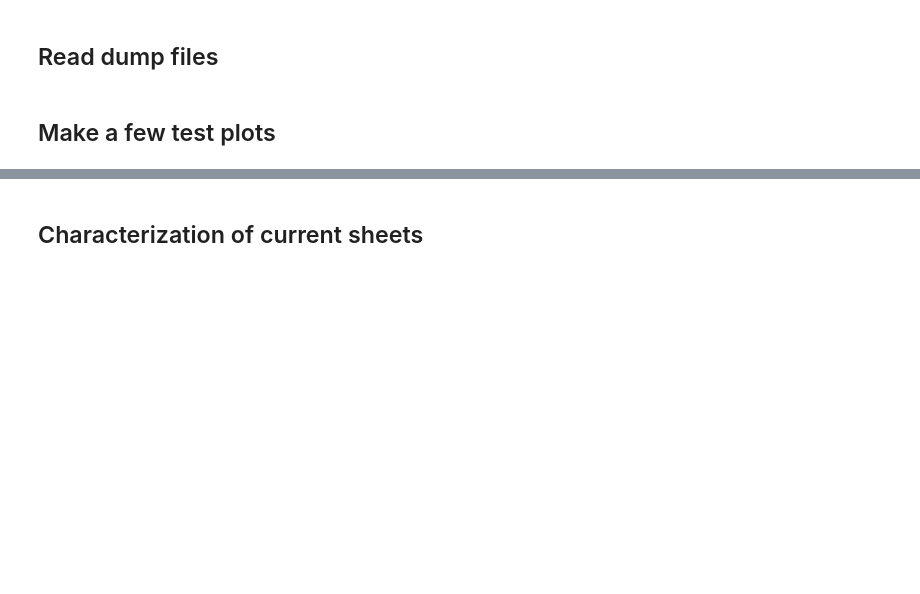
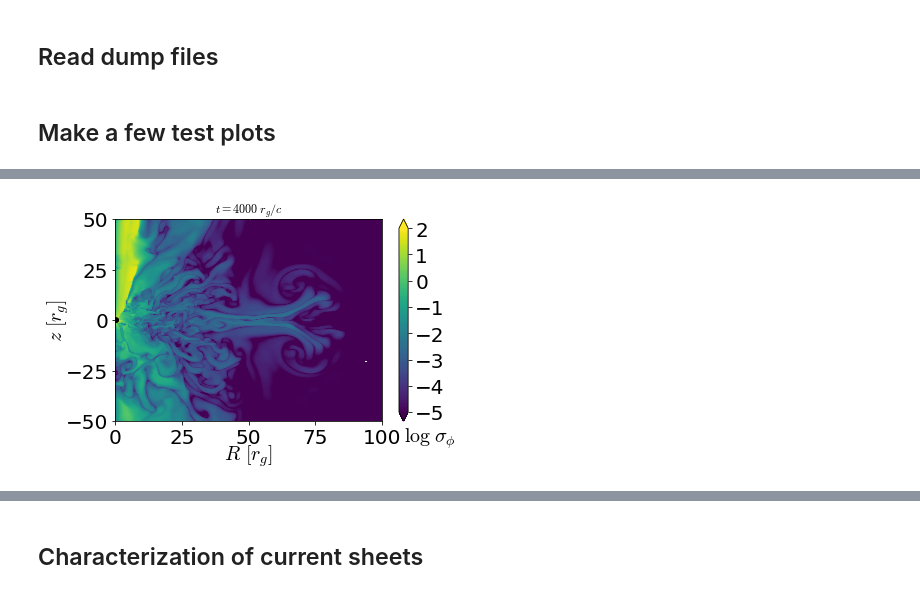
Before and after one commit to outflows/gyst, a Jupyter notebook: characterize.ipynb, the cells around one changed output, grey strips where cells are left out. Drawn from its saved outputs; the diff is of its cells as text; code cells hidden in the pictures; blank space fills up the shorter version.

```diff
--- a/characterize.ipynb
+++ b/characterize.ipynb
@@ -208,30 +210,32 @@ plt.tight_layout() # GS
 plt.draw()
 #plt.savefig("rho000_2ds9.png", dpi = 300)
 # %%
-xmax = 80
+xmax = 100
 ymax = xmax/2
 step = xmax/4
 
 hfont = {'fontname':'Helvetica'}
 aphi=psicalc()
 amax = aphi.max()
 cs, cb = plco(np.log10(sigmaphi),levels = np.linspace(-5, 2, 100),isfilled=1,k=0,xy=1,xmax=xmax,ymax=ymax,dobh=1,cb=1,extend="both",pretty=1)
 #cs, cb = plco(bu[3]*B_unit, levels = np.linspace(-0.1, 0.1, 100), isfilled=1, k=0, xy=1, xmax=80, ymax=40, dobh=1, cb=1, extend = "both", pretty=1, cmap = 'RdBu')
 #plt.contour(r2d, z2d, sigma2d, levels=[1], colors=('black'), linestyles=('-.'), linewidths=(2))
 ax = plt.gca()
 ax.set_xlabel(r"$R\ [r_g]$",fontsize=20,labelpad=-5, **hfont)
 ax.set_ylabel(r"$z\ [r_g]$",fontsize=20,labelpad=-5, **hfont)
 cb.ax.set_xlabel(r"$\log\;\sigma_\phi$",fontsize=20,ha="left")
 cb.set_ticks([-5,-4,-3,-2,-1,0,1,2])
 plt.xticks(np.arange(0, xmax+1, step=step), **hfont) #GS
 plt.yticks(np.arange(-ymax, ymax+1, step=step), **hfont) #GS
 circle1 = plt.Circle((0, 0), Rin, color='black') # GS
 fig = plt.gcf() # GS
 ax2 = fig.gca() # GS
 ax2.add_artist(circle1) # GS
 #plc(aphi,levels=np.linspace(-amax,amax,14)[1:-1],colors="black",linewidths=1,xy=-1)
 plt.title(r"$t=%.4g$"%np.round(t)+r"$\;r_g/c$", **hfont);
 plt.tight_layout() # GS
 plt.draw()
 #plt.savefig("sigma_test.png", dpi = 300)
+# %% [output]
+[figure, added]
 # %%
```
Also changed, not shown: parts of 13 cells of this notebook, 4 other files.
